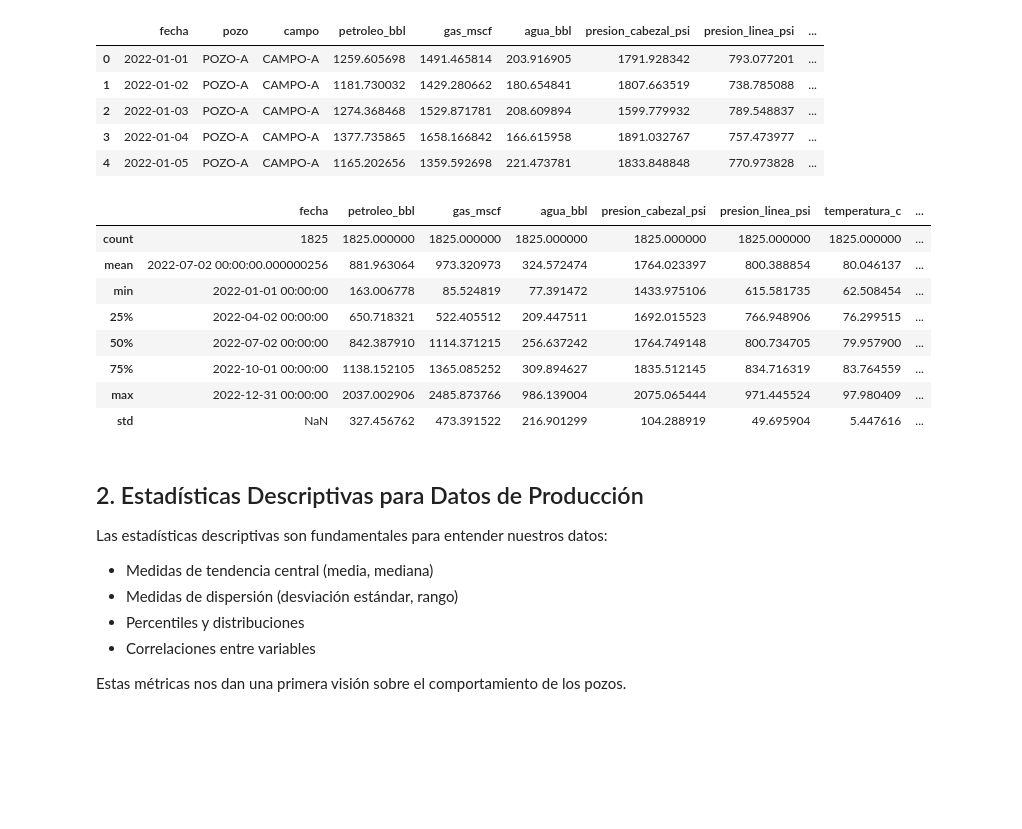
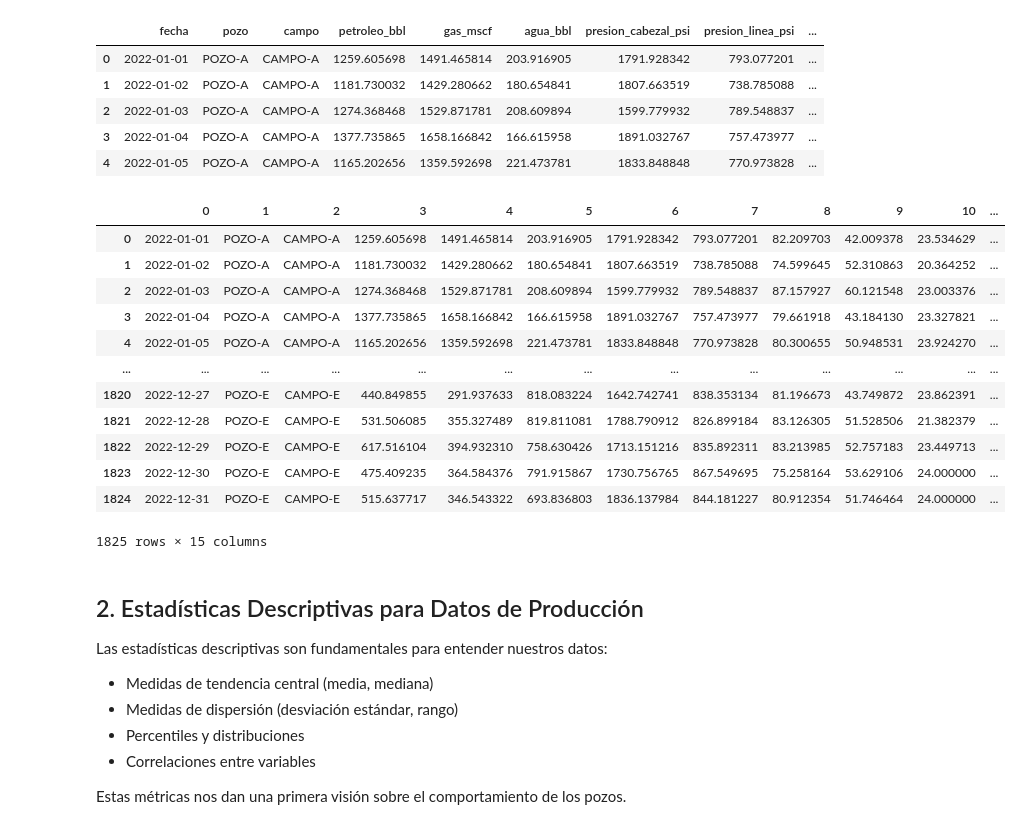
Before and after one commit to andresmorales95/bootcamp-institute-intro, a Jupyter notebook: laboratorio-01.ipynb, the cells around one changed output. Drawn from its saved outputs; the diff is of its cells as text; code cells hidden in the pictures; blank space fills up the shorter version.

Commit message:
Generacion de datos

```diff
--- a/laboratorio-01.ipynb
+++ b/laboratorio-01.ipynb
@@ -173,15 +177,3 @@ Vista previa de los datos generados:
 | 2 | 2022-01-03 | POZO-A | CAMPO-A | 1274.368468 | 1529.871781 | 208.609894 | 1599.779932 | 789.548837 | ... |
 | 3 | 2022-01-04 | POZO-A | CAMPO-A | 1377.735865 | 1658.166842 | 166.615958 | 1891.032767 | 757.473977 | ... |
 | 4 | 2022-01-05 | POZO-A | CAMPO-A | 1165.202656 | 1359.592698 | 221.473781 | 1833.848848 | 770.973828 | ... |
-# %%
-df.describe ()
-# %% [output]
-|  | fecha | petroleo_bbl | gas_mscf | agua_bbl | presion_cabezal_psi | presion_linea_psi | temperatura_c | ... |
-| count | 1825 | 1825.000000 | 1825.000000 | 1825.000000 | 1825.000000 | 1825.000000 | 1825.000000 | ... |
-| mean | 2022-07-02 00:00:00.000000256 | 881.963064 | 973.320973 | 324.572474 | 1764.023397 | 800.388854 | 80.046137 | ... |
-| min | 2022-01-01 00:00:00 | 163.006778 | 85.524819 | 77.391472 | 1433.975106 | 615.581735 | 62.508454 | ... |
-| 25% | 2022-04-02 00:00:00 | 650.718321 | 522.405512 | 209.447511 | 1692.015523 | 766.948906 | 76.299515 | ... |
-| 50% | 2022-07-02 00:00:00 | 842.387910 | 1114.371215 | 256.637242 | 1764.749148 | 800.734705 | 79.957900 | ... |
-| 75% | 2022-10-01 00:00:00 | 1138.152105 | 1365.085252 | 309.894627 | 1835.512145 | 834.716319 | 83.764559 | ... |
-| max | 2022-12-31 00:00:00 | 2037.002906 | 2485.873766 | 986.139004 | 2075.065444 | 971.445524 | 97.980409 | ... |
-| std | NaN | 327.456762 | 473.391522 | 216.901299 | 104.288919 | 49.695904 | 5.447616 | ... |
@@ -188,3 +187,24 @@ df.describe ()
+# %%
+#Carga de datos en formato CSV
+pd.read_csv('datos_petroleros_generados.csv')
+#Carga de datos en fomato TSV
+pd.read_csv('datos_petroleros_generados.tsv',sep='\t')
+#Carga de datps em formato CSV sin header
+pd.read_csv('datos_petroleros_generados-sin_header.tsv',header=None)
+# %% [output]
+|  | 0 | 1 | 2 | 3 | 4 | 5 | 6 | 7 | 8 | 9 | 10 | ... |
+| 0 | 2022-01-01 | POZO-A | CAMPO-A | 1259.605698 | 1491.465814 | 203.916905 | 1791.928342 | 793.077201 | 82.209703 | 42.009378 | 23.534629 | ... |
+| 1 | 2022-01-02 | POZO-A | CAMPO-A | 1181.730032 | 1429.280662 | 180.654841 | 1807.663519 | 738.785088 | 74.599645 | 52.310863 | 20.364252 | ... |
+| 2 | 2022-01-03 | POZO-A | CAMPO-A | 1274.368468 | 1529.871781 | 208.609894 | 1599.779932 | 789.548837 | 87.157927 | 60.121548 | 23.003376 | ... |
+| 3 | 2022-01-04 | POZO-A | CAMPO-A | 1377.735865 | 1658.166842 | 166.615958 | 1891.032767 | 757.473977 | 79.661918 | 43.184130 | 23.327821 | ... |
+| 4 | 2022-01-05 | POZO-A | CAMPO-A | 1165.202656 | 1359.592698 | 221.473781 | 1833.848848 | 770.973828 | 80.300655 | 50.948531 | 23.924270 | ... |
+| ... | ... | ... | ... | ... | ... | ... | ... | ... | ... | ... | ... | ... |
+| 1820 | 2022-12-27 | POZO-E | CAMPO-E | 440.849855 | 291.937633 | 818.083224 | 1642.742741 | 838.353134 | 81.196673 | 43.749872 | 23.862391 | ... |
+| 1821 | 2022-12-28 | POZO-E | CAMPO-E | 531.506085 | 355.327489 | 819.811081 | 1788.790912 | 826.899184 | 83.126305 | 51.528506 | 21.382379 | ... |
+| 1822 | 2022-12-29 | POZO-E | CAMPO-E | 617.516104 | 394.932310 | 758.630426 | 1713.151216 | 835.892311 | 83.213985 | 52.757183 | 23.449713 | ... |
+| 1823 | 2022-12-30 | POZO-E | CAMPO-E | 475.409235 | 364.584376 | 791.915867 | 1730.756765 | 867.549695 | 75.258164 | 53.629106 | 24.000000 | ... |
+| 1824 | 2022-12-31 | POZO-E | CAMPO-E | 515.637717 | 346.543322 | 693.836803 | 1836.137984 | 844.181227 | 80.912354 | 51.746464 | 24.000000 | ... |
+1825 rows × 15 columns
 # %% [markdown]
 ## 2. Estadísticas Descriptivas para Datos de Producción
 
```
Also changed, not shown: parts of 21 cells of this notebook, 3 other files.
